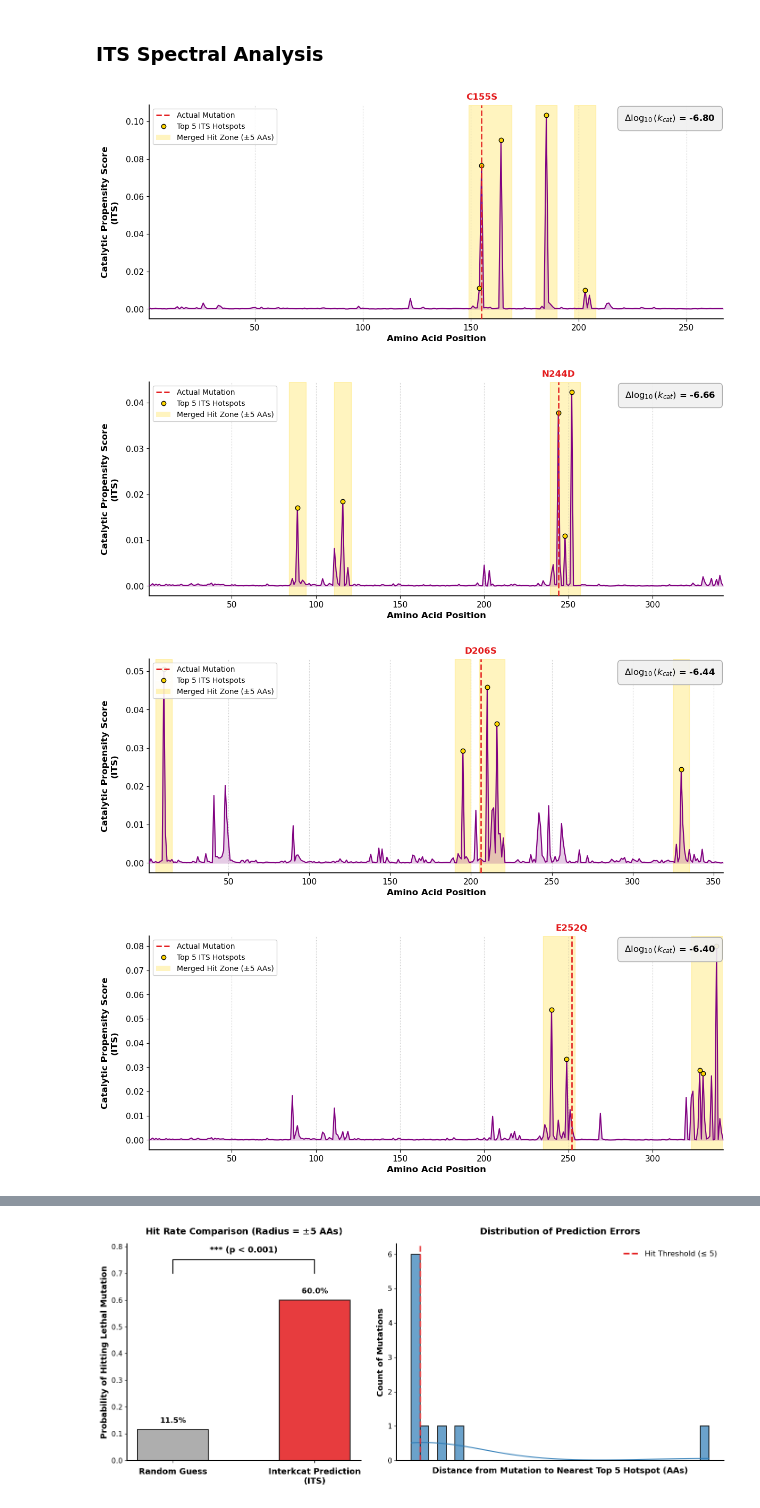
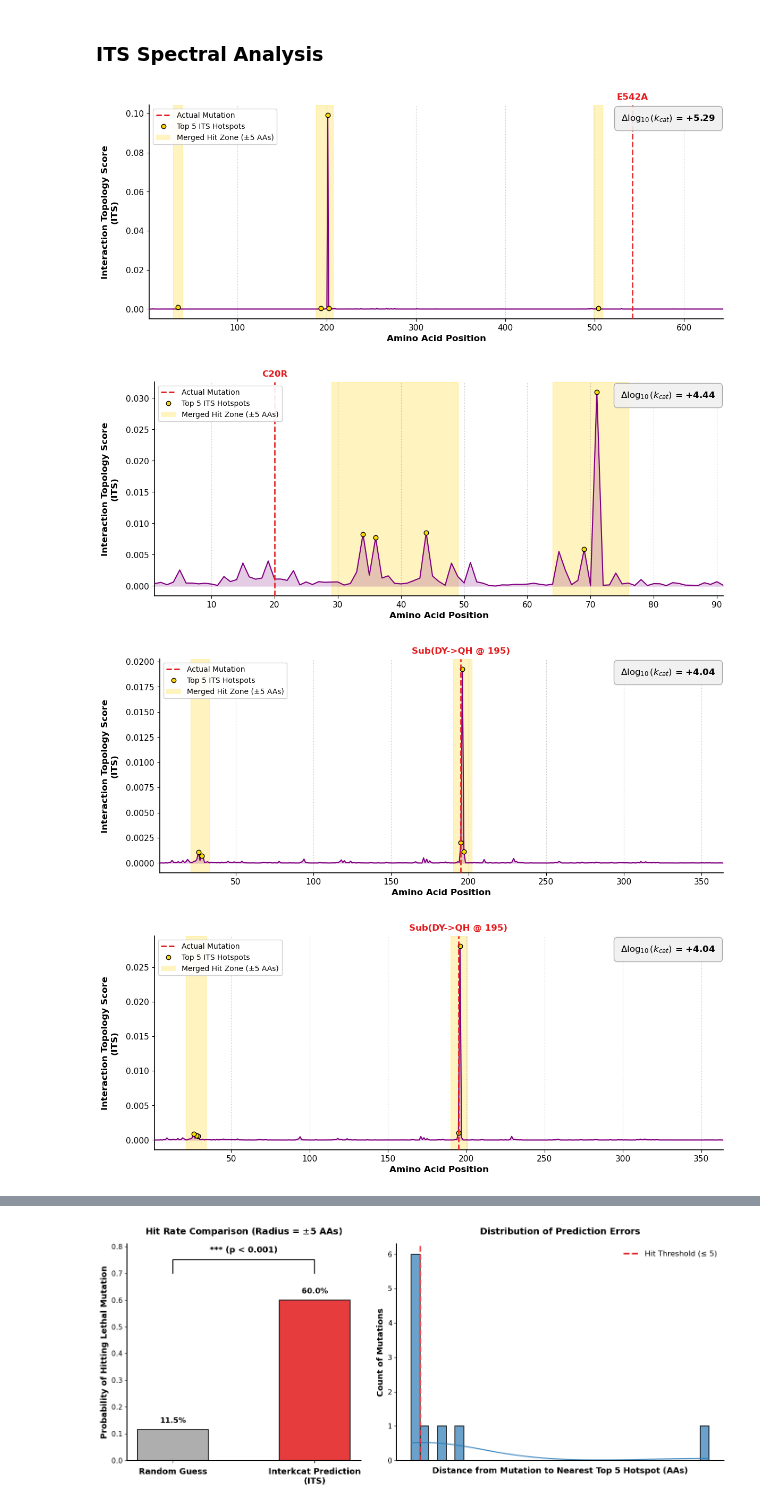
Before and after one commit to ZWR0/Interkcat, a Jupyter notebook: Codes/Model Explaination.ipynb, the cells around one changed output, grey strips where cells are left out. Cells and saved outputs as stored; diff of their text form; code cells hidden in the pictures.

```diff
--- a/Codes/Model Explaination.ipynb
+++ b/Codes/Model Explaination.ipynb
@@ -993,8 +993,8 @@ import torch
 
 # Load the dataset
 df_final = pd.read_csv('Mutant-info.csv')
-df_final = df_final.sort_values(by='Delta_log_kcat', ascending=True).reset_index(drop=True) # Negative Mutations
-# df_final = df_final.sort_values(by='Delta_log_kcat', ascending=False).reset_index(drop=True) # Positive Mutations
+# df_final = df_final.sort_values(by='Delta_log_kcat', ascending=True).reset_index(drop=True) # Negative Mutations
+df_final = df_final.sort_values(by='Delta_log_kcat', ascending=False).reset_index(drop=True) # Positive Mutations
 df_final = df_final[df_final['Mutation_Count'] <= 1]
 
 for i in range(10):
@@ -1081,7 +1081,7 @@ for i in range(10):
         ax.axvline(x=pos, color='#E31A1C', linestyle='--', linewidth=2.0, alpha=0.9, zorder=5)
 
 
-    ax.set_ylabel('Catalytic Propensity Score\n(ITS)', fontsize=12, fontweight='bold', labelpad=10)
+    ax.set_ylabel('Interaction Topology Score\n(ITS)', fontsize=12, fontweight='bold', labelpad=10)
     ax.set_xlabel('Amino Acid Position', fontsize=12, fontweight='bold')
 
     delta_text = f"$\\Delta\\log_{{10}}(k_{{cat}})$ = {delta_log_kcat:+.2f}"
@@ -1093,36 +1093,36 @@ for i in range(10):
         borderpad=0.5
     )
     anchored_text.patch.set_boxstyle("round,pad=0.4")
     anchored_text.patch.set_facecolor('#F0F0F0')
     anchored_text.patch.set_edgecolor('#A0A0A0')
     anchored_text.patch.set_alpha(0.9)
     ax.add_artist(anchored_text)
 
     legend_elements = [
         Line2D([0], [0], color='#E31A1C', lw=2, linestyle='--', label='Actual Mutation'),
         Line2D([0], [0], marker='.', color='w', markerfacecolor='#FFD700', markeredgecolor='black', markersize=12, label='Top 5 ITS Hotspots'),
         Patch(facecolor='#FFD700', alpha=0.25, label=f'Merged Hit Zone (±{radius} AAs)')
     ]
     ax.legend(handles=legend_elements, loc='upper left', framealpha=0.9)
 
     y_max = ax.get_ylim()[1]
     for pos, text in zip(mutation_pos, mutation_text):
         ax.text(pos, y_max * 1.02, f"{text.strip()}",
                 color='#E31A1C', fontsize=12, fontweight='bold', ha='center', va='bottom')
 
     ax.spines['top'].set_visible(False)
     ax.spines['right'].set_visible(False)
     ax.tick_params(axis='both', which='both', direction='out', labelsize=11)
     ax.xaxis.grid(True, linestyle=':', color='gray', alpha=0.5, zorder=0)
 
     ax.set_xlim(1, len(prot_seq))
 
     plt.tight_layout()
-    plt.savefig(f"./Figure/ITS_HitZone_Profile_Lethal_{i}.png", dpi=600, bbox_inches='tight', transparent=True)
-    # plt.savefig(f"./Figure/ITS_HitZone_Profile_Active_{i}.png", dpi=600, bbox_inches='tight', transparent=True)
+    # plt.savefig(f"./Figure/ITS_HitZone_Profile_Lethal_{i}.png", dpi=600, bbox_inches='tight', transparent=True)
+    plt.savefig(f"./Figure/ITS_HitZone_Profile_Active_{i}.png", dpi=600, bbox_inches='tight', transparent=True)
     plt.show()
 # %% [output]
-[figure, old version]
+[figure, new version]
-[figure, old version]
+[figure, new version]
-[figure, old version]
+[figure, new version]
-[figure, old version]
+[figure, new version]
```
Also changed, not shown: parts of 1 cell of this notebook.
